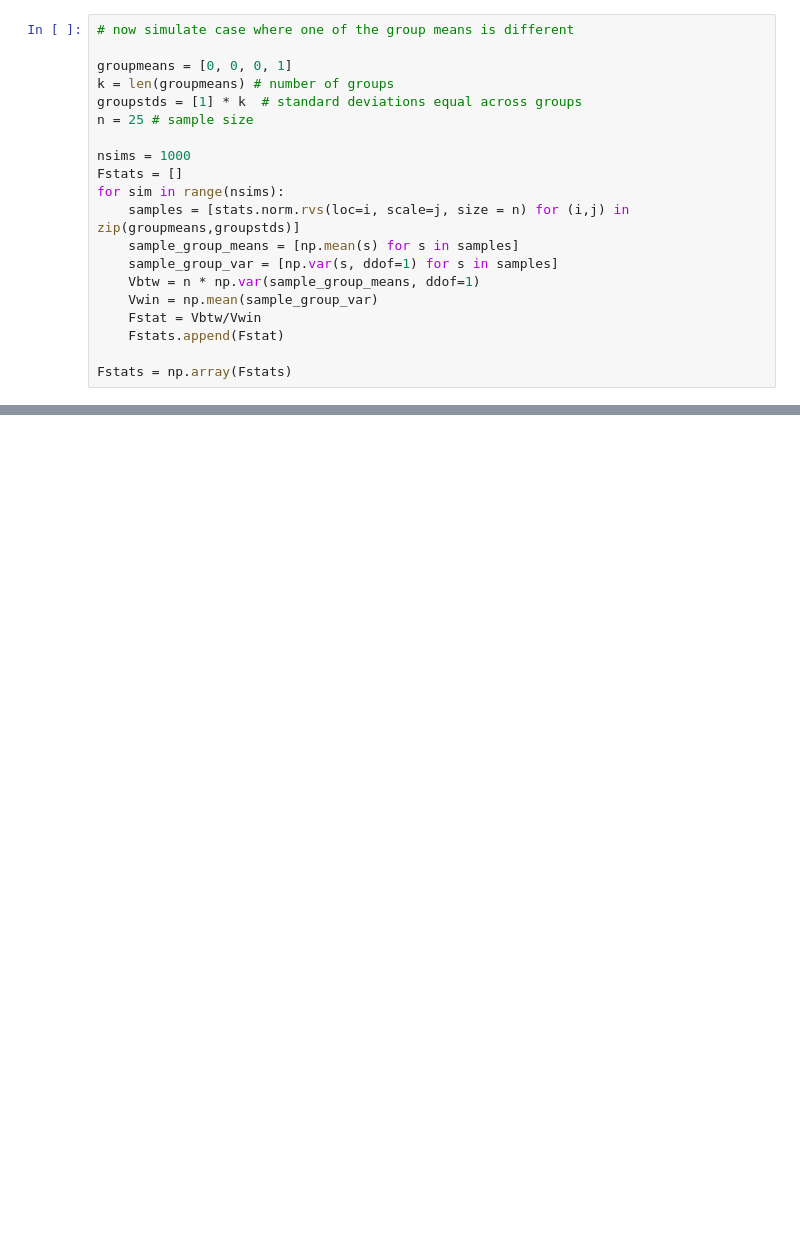
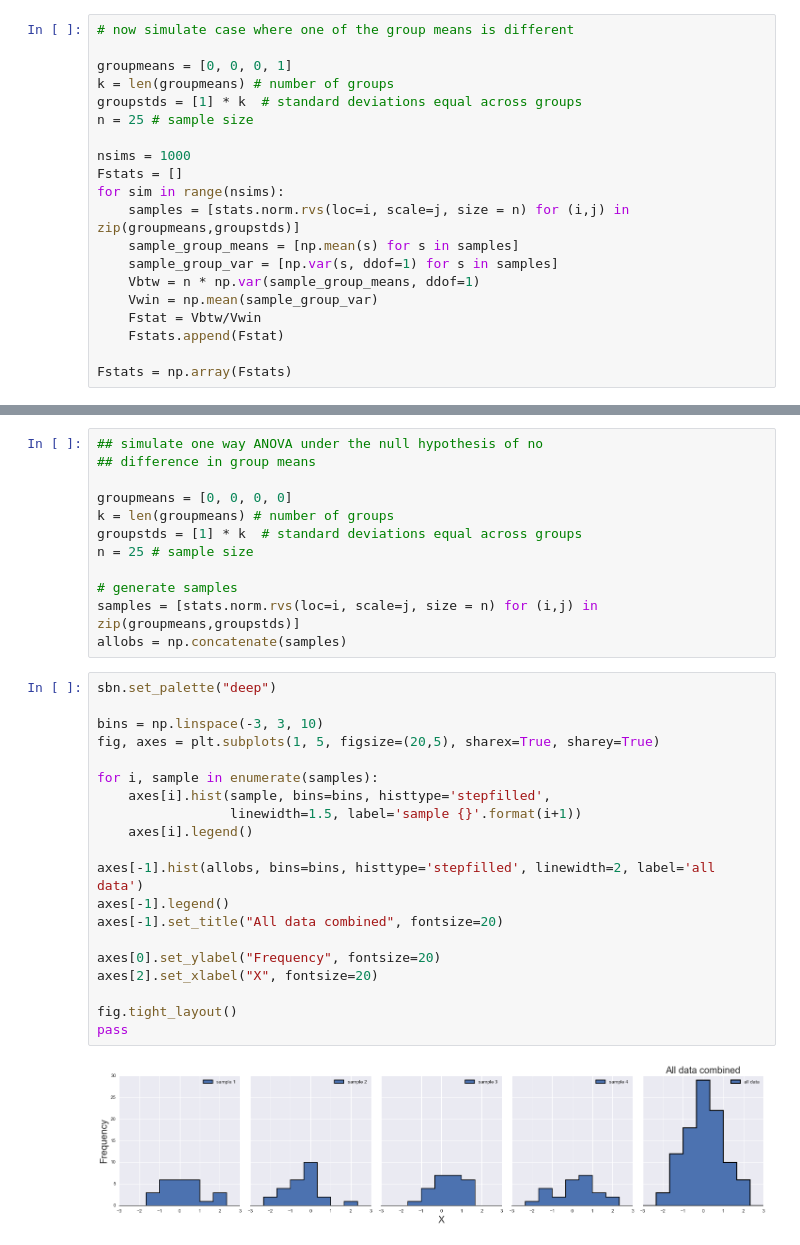
Before and after one commit to Bio204-class/bio204-notebooks, a Jupyter notebook: ANOVA-simulations.ipynb, the cells around one changed output, grey strips where cells are left out. Saved outputs shown, nothing was run; the diff lists cells and outputs as text; blank space fills up the shorter version.

```diff
--- a/ANOVA-simulations.ipynb
+++ b/ANOVA-simulations.ipynb
@@ -151,0 +205,34 @@ pass
+# %%
+## simulate one way ANOVA under the null hypothesis of no
+## difference in group means
+
+groupmeans = [0, 0, 0, 0]
+k = len(groupmeans) # number of groups
+groupstds = [1] * k  # standard deviations equal across groups
+n = 25 # sample size
+
+# generate samples
+samples = [stats.norm.rvs(loc=i, scale=j, size = n) for (i,j) in zip(groupmeans,groupstds)]
+allobs = np.concatenate(samples)
+# %%
+sbn.set_palette("deep")
+
+bins = np.linspace(-3, 3, 10)
+fig, axes = plt.subplots(1, 5, figsize=(20,5), sharex=True, sharey=True)
+
+for i, sample in enumerate(samples):
+    axes[i].hist(sample, bins=bins, histtype='stepfilled',
+                 linewidth=1.5, label='sample {}'.format(i+1))
+    axes[i].legend()
+
+axes[-1].hist(allobs, bins=bins, histtype='stepfilled', linewidth=2, label='all data')
+axes[-1].legend()
+axes[-1].set_title("All data combined", fontsize=20)
+
+axes[0].set_ylabel("Frequency", fontsize=20)
+axes[2].set_xlabel("X", fontsize=20)
+
+fig.tight_layout()
+pass
+# %% [output]
+[figure, added]
```
Also changed, not shown: parts of 16 cells of this notebook.
